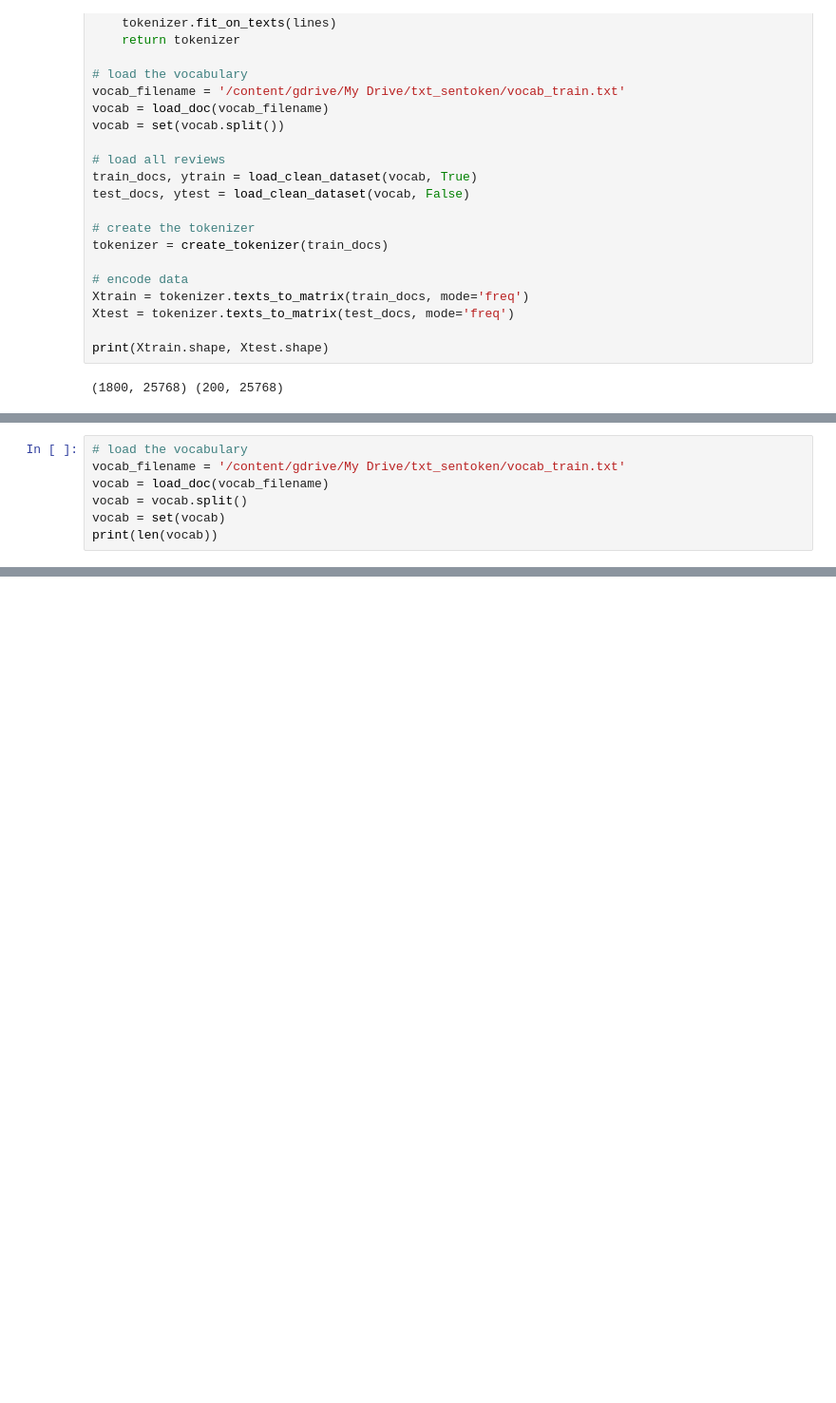
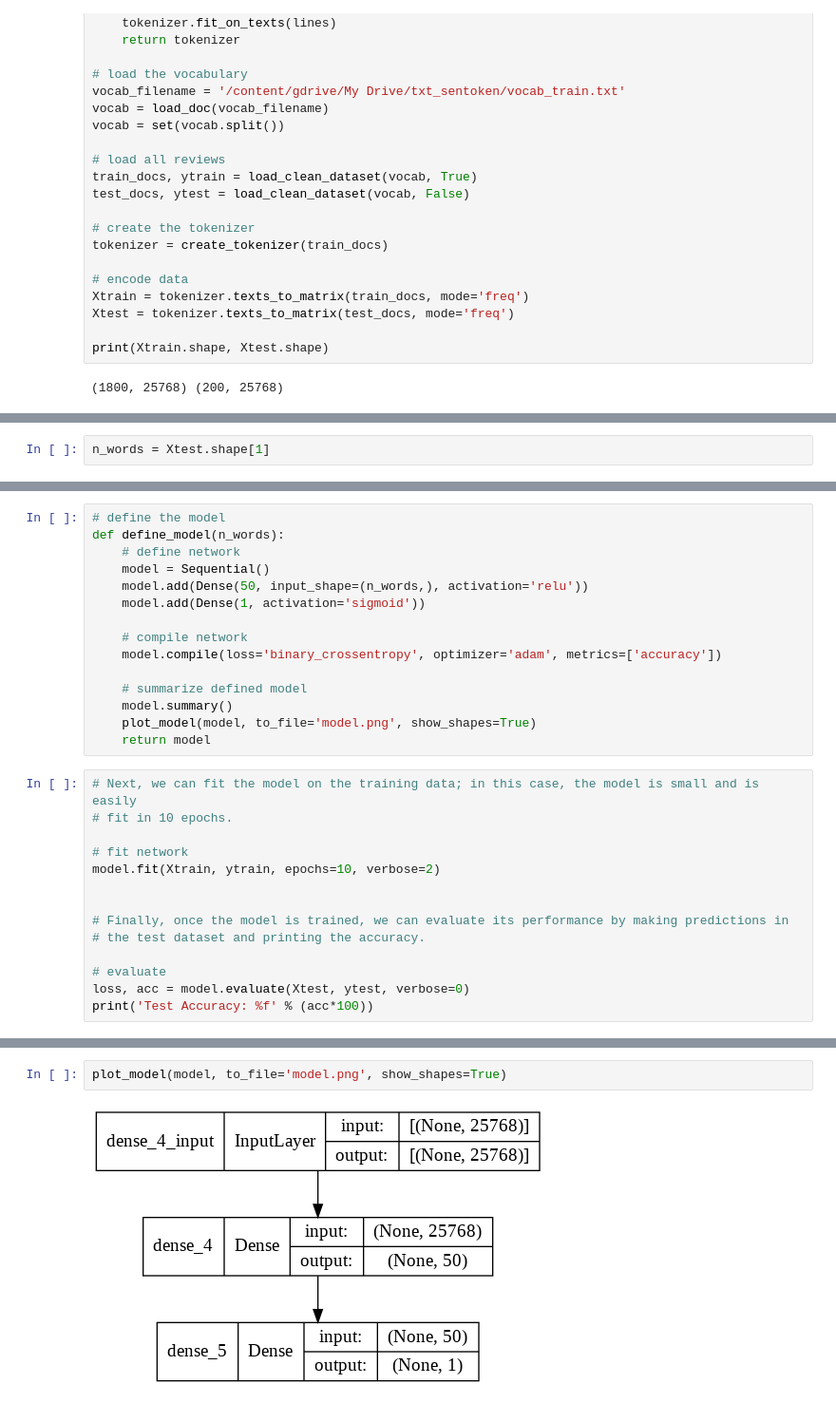
Before and after one commit to MohebZandi/Deep_Learning_NLP, a Jupyter notebook: Book_Deep_Learning_NLP_Jason_Brownlee_2020_Foundation.ipynb, the cells around one changed output, grey strips where cells are left out. Shown: that part at 95% size. Cells and saved outputs as stored; diff of their text form; blank space fills up the shorter version.

```diff
--- a/Book_Deep_Learning_NLP_Jason_Brownlee_2020_Foundation.ipynb
+++ b/Book_Deep_Learning_NLP_Jason_Brownlee_2020_Foundation.ipynb
@@ -2343,7 +2352,0 @@ print(Xtrain.shape, Xtest.shape)
-# %%
-# load the vocabulary
-vocab_filename = '/content/gdrive/My Drive/txt_sentoken/vocab_train.txt'
-vocab = load_doc(vocab_filename)
-vocab = vocab.split()
-vocab = set(vocab)
-print(len(vocab))
@@ -2351,0 +2370,2 @@ print(len(vocab))
+# %%
+n_words = Xtest.shape[1]
@@ -2351,0 +2384,29 @@ print(len(vocab))
+# %%
+# define the model
+def define_model(n_words):
+    # define network
+    model = Sequential()
+    model.add(Dense(50, input_shape=(n_words,), activation='relu'))
+    model.add(Dense(1, activation='sigmoid'))
+
+    # compile network
+    model.compile(loss='binary_crossentropy', optimizer='adam', metrics=['accuracy'])
+
+    # summarize defined model
+    model.summary()
+    plot_model(model, to_file='model.png', show_shapes=True)
+    return model
+# %%
+# Next, we can fit the model on the training data; in this case, the model is small and is easily
+# fit in 10 epochs.
+
+# fit network
+model.fit(Xtrain, ytrain, epochs=10, verbose=2)
+
+
+# Finally, once the model is trained, we can evaluate its performance by making predictions in
+# the test dataset and printing the accuracy.
+
+# evaluate
+loss, acc = model.evaluate(Xtest, ytest, verbose=0)
+print('Test Accuracy: %f' % (acc*100))
@@ -2351,0 +2558,4 @@ print(len(vocab))
+# %%
+plot_model(model, to_file='model.png', show_shapes=True)
+# %% [output]
+[figure, added]
```
Also changed, not shown: parts of 28 cells of this notebook.
